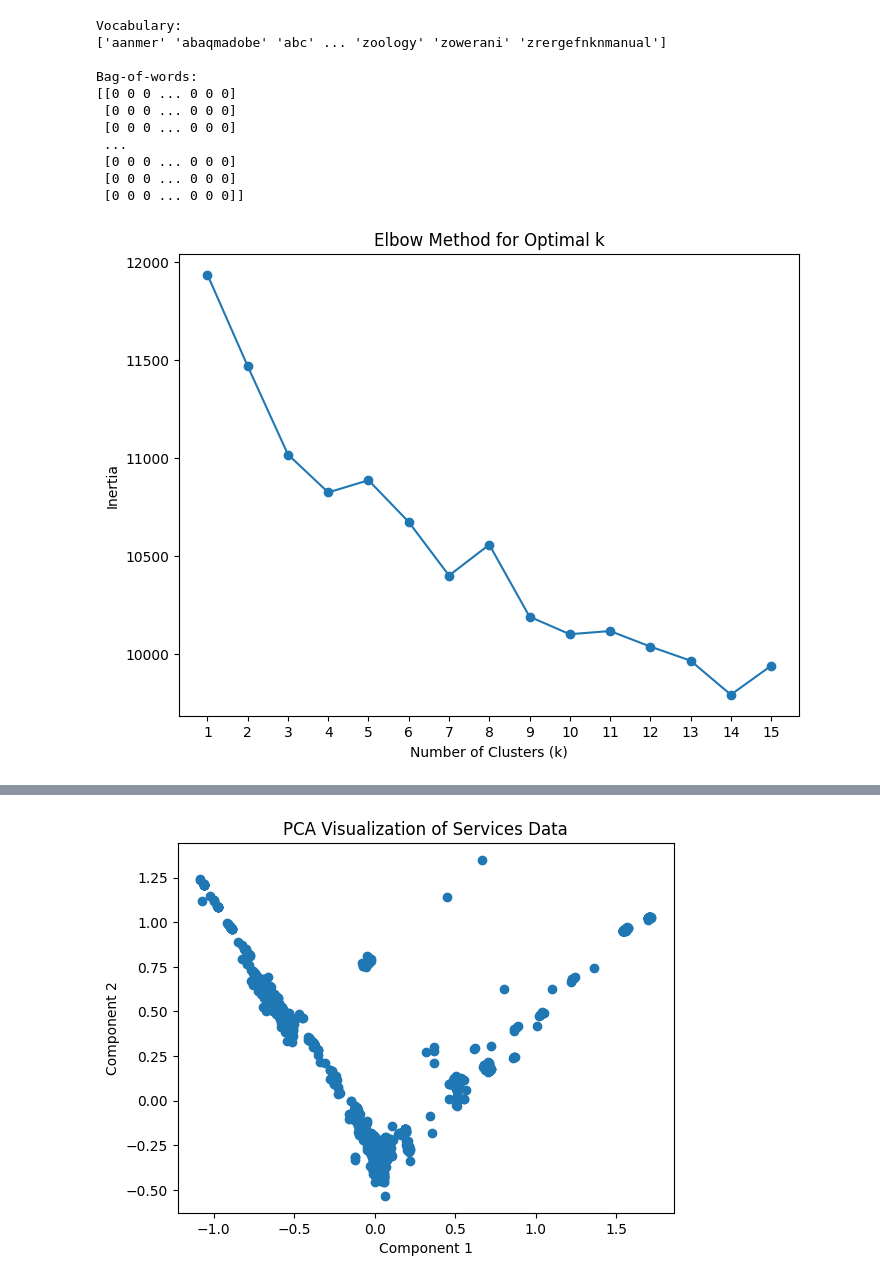
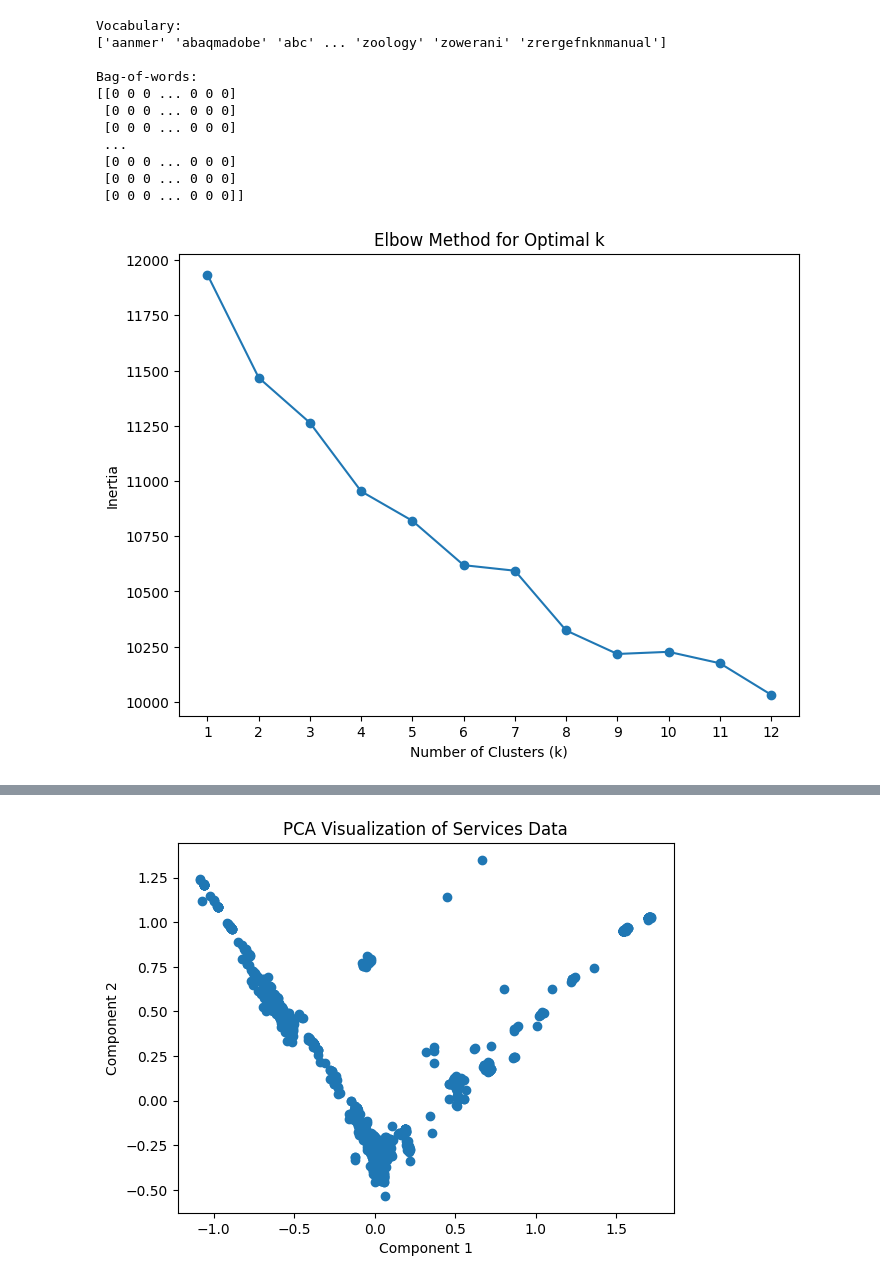
Before and after one commit to datakiptoo/County_Service-_Delivery, a Jupyter notebook: County_Residents.ipynb, the cells around one changed output, grey strips where cells are left out. Saved outputs shown, nothing was run; the diff lists cells and outputs as text; code cells hidden in the pictures.

```diff
--- a/County_Residents.ipynb
+++ b/County_Residents.ipynb
@@ -951,27 +971,27 @@ Bag-of-words:
 # %%
 
 #Kmeans clusterring
 from sklearn.cluster import KMeans
 vectorizer = CountVectorizer()
 X = vectorizer.fit_transform(df['services'])
 
 # Define range of clusters to try
-max_clusters = 15  # Maximum number of clusters to test
+max_clusters = 12  # Maximum number of clusters to test
 inertia_values = []
 
 # Calculate inertia for different values of k
 for k in range(1, max_clusters + 1):
     kmeans = KMeans(n_clusters=k)
     kmeans.fit(X)
     inertia_values.append(kmeans.inertia_)
 
 # Plotting the Elbow curve
 plt.figure(figsize=(8, 6))
 plt.plot(range(1, max_clusters + 1), inertia_values, marker='o')
 plt.title('Elbow Method for Optimal k')
 plt.xlabel('Number of Clusters (k)')
 plt.ylabel('Inertia')
 plt.xticks(range(1, max_clusters + 1))
 plt.show()
 # %% [output]
-[figure, old version]
+[figure, new version]
```
Also changed, not shown: parts of 15 cells of this notebook.
